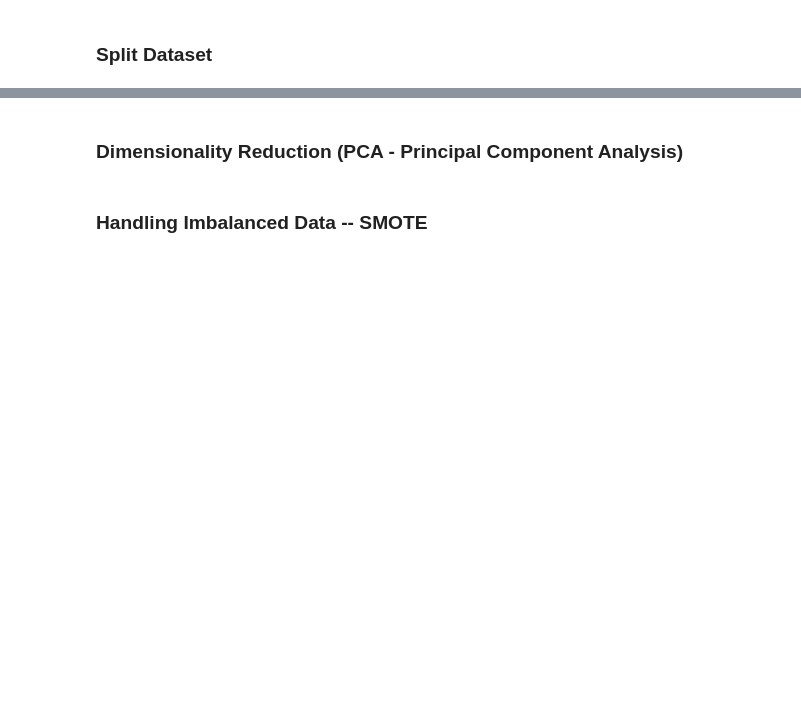
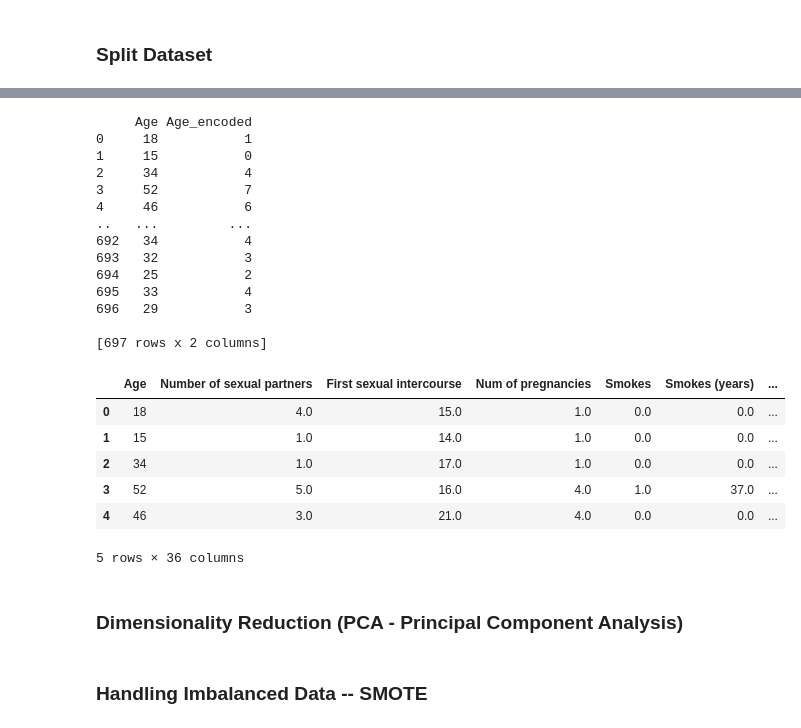
Before and after one commit to JYe9/MAI643_AI_in_Medicine, a Jupyter notebook: pre-processing-new.ipynb, the cells around one changed output, grey strips where cells are left out. Drawn from its saved outputs; the diff is of its cells as text; code cells hidden in the pictures; blank space fills up the shorter version.

Commit message:
Added Data Scaling and Encoding code

```diff
--- a/pre-processing-new.ipynb
+++ b/pre-processing-new.ipynb
@@ -448,3 +621,40 @@ fig_bar.show()
+# %%
+import pandas as pd
+
+# Define age categories, every 5 years as an intervals
+age_intervals = [13, 18, 23, 28, 33, 38, 43, 48, 53, 58, 63, 68, 73, 78, 83, 88]
+labels = list(range(len(age_intervals) - 1))
+
+# Encode the "Age" feature
+risk_factor_df['Age_encoded'] = pd.cut(risk_factor_df['Age'], bins=age_intervals, labels=labels, right=False)
+
+# Display the resulting DataFrame
+print(risk_factor_df[['Age', 'Age_encoded']])
+
+# Display the updated DataFrame
+risk_factor_df.head()
+# %% [output]
+     Age Age_encoded
+0     18           1
+1     15           0
+2     34           4
+3     52           7
+4     46           6
+..   ...         ...
+692   34           4
+693   32           3
+694   25           2
+695   33           4
+696   29           3
+
+[697 rows x 2 columns]
+|  | Age | Number of sexual partners | First sexual intercourse | Num of pregnancies | Smokes | Smokes (years) | ... |
+| 0 | 18 | 4.0 | 15.0 | 1.0 | 0.0 | 0.0 | ... |
+| 1 | 15 | 1.0 | 14.0 | 1.0 | 0.0 | 0.0 | ... |
+| 2 | 34 | 1.0 | 17.0 | 1.0 | 0.0 | 0.0 | ... |
+| 3 | 52 | 5.0 | 16.0 | 4.0 | 1.0 | 37.0 | ... |
+| 4 | 46 | 3.0 | 21.0 | 4.0 | 0.0 | 0.0 | ... |
+5 rows × 36 columns
 # %% [markdown]
 ### Dimensionality Reduction (PCA - Principal Component Analysis)
 # %%
```
Also changed, not shown: parts of 16 cells of this notebook.
